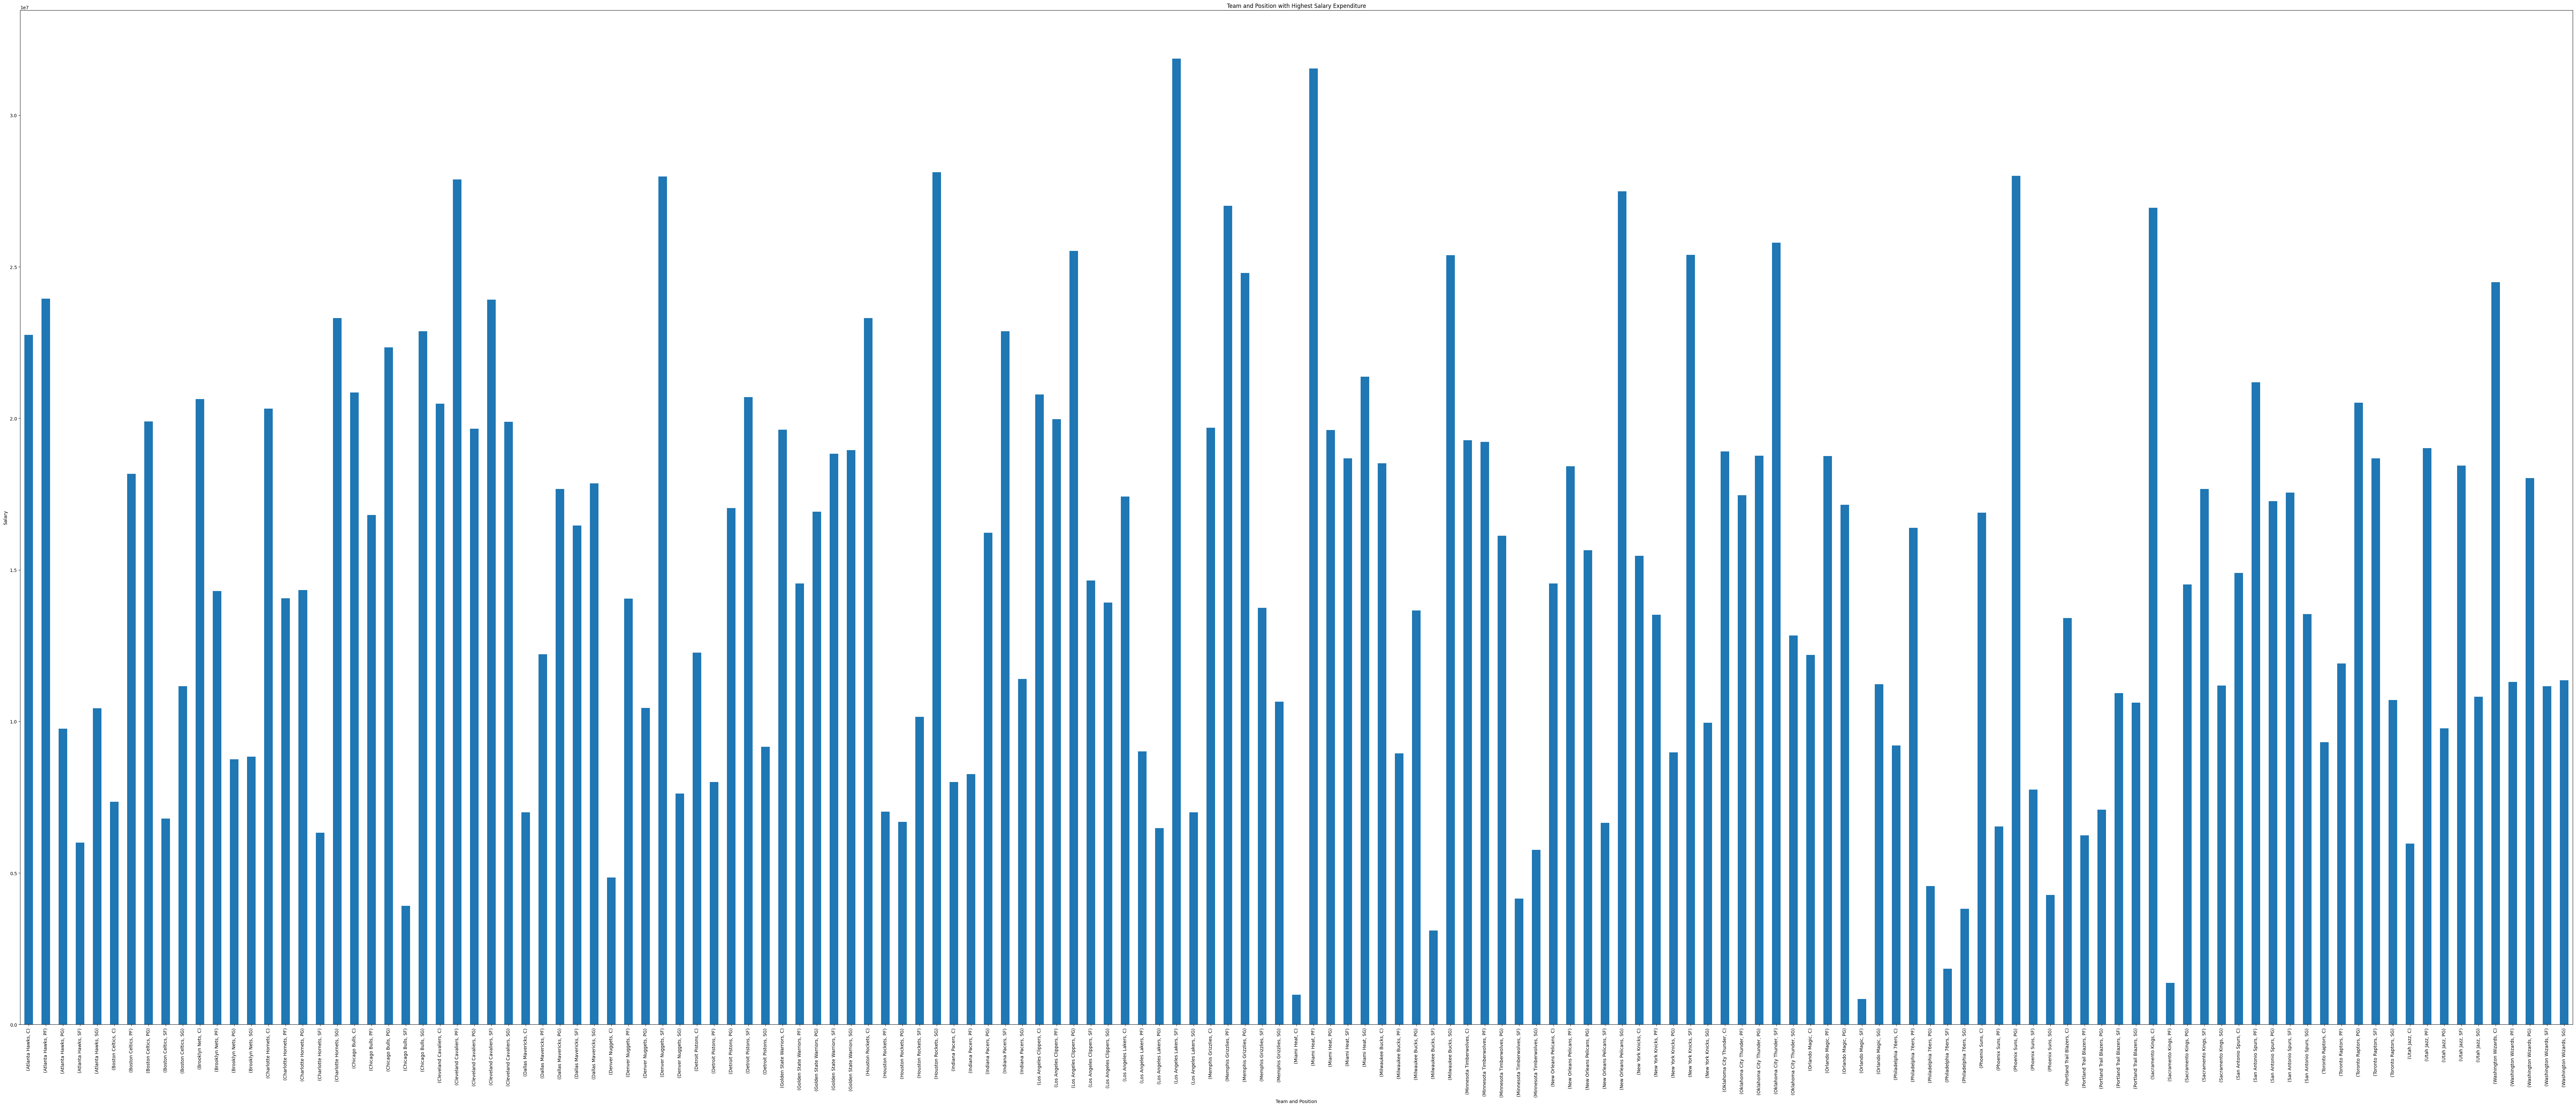
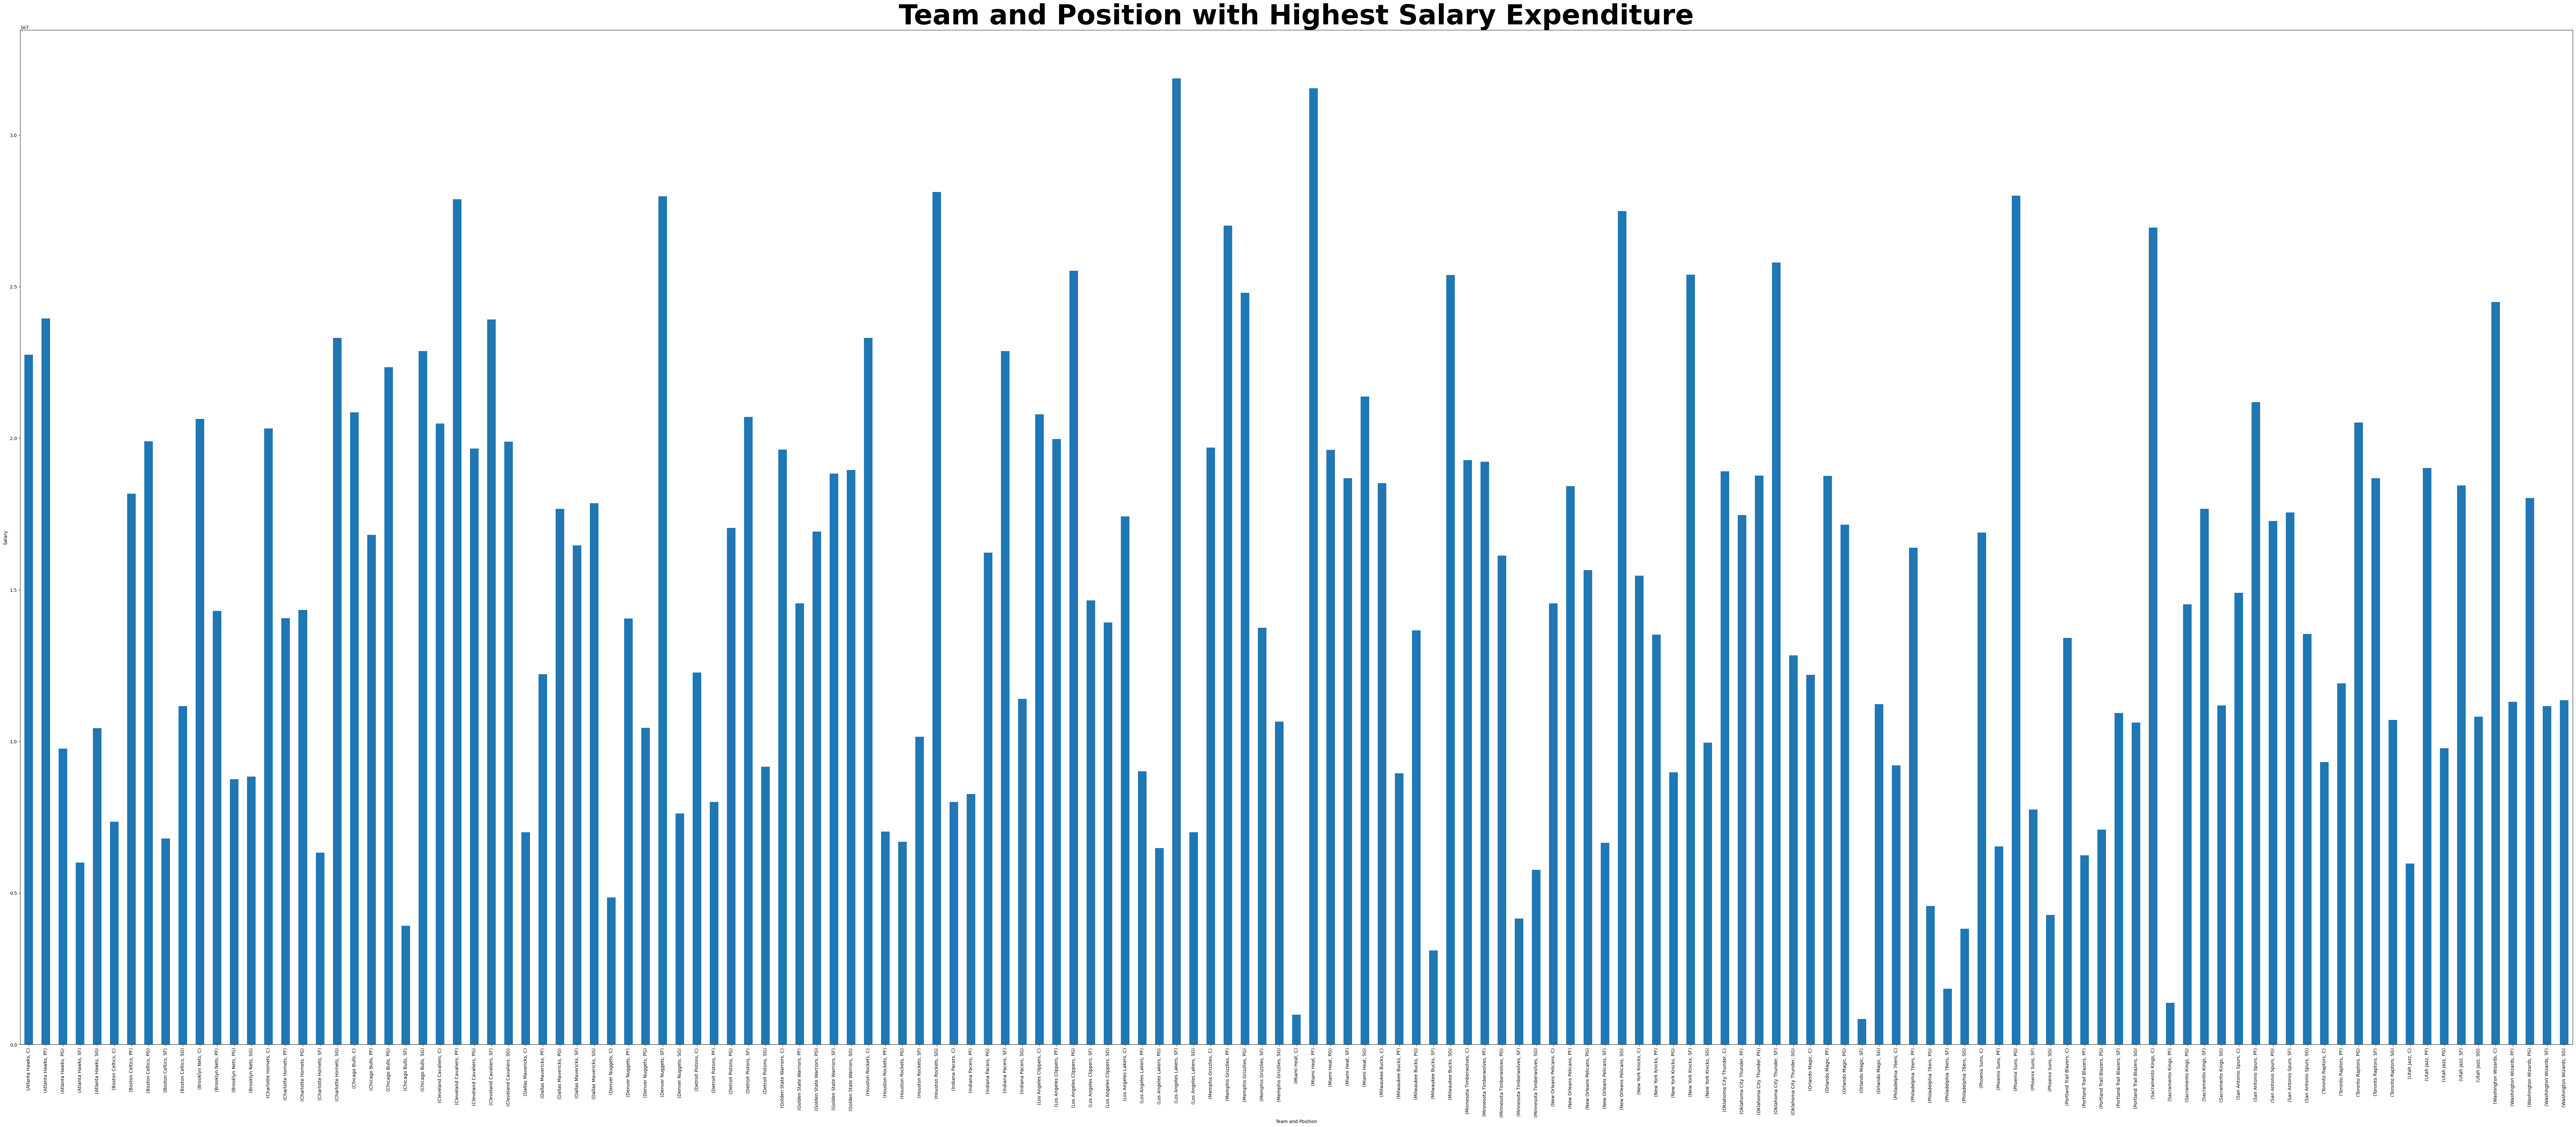
Code edit (unified diff) that turned the first committed figure into the second:
--- before
+++ after
@@ -2,5 +2,5 @@
 plt.figure(figsize=(100,40))
 highest_Salary.plot(kind='bar')
-plt.title('Team and Position with Highest Salary Expenditure')
+plt.title('Team and Position with Highest Salary Expenditure',fontsize=60, fontweight='bold')
 plt.xlabel('Team and Position')
 plt.ylabel('Salary')

Commit: Created using Colab